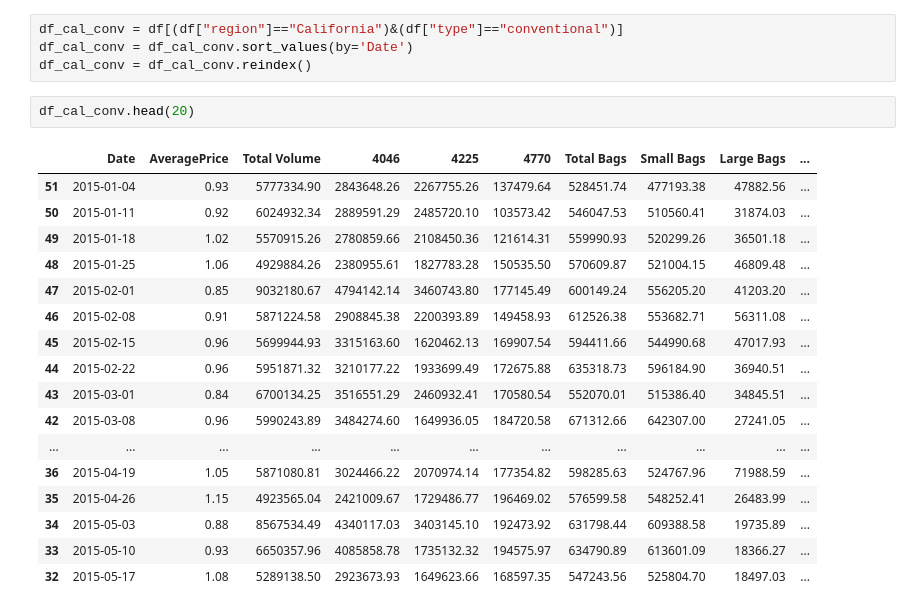
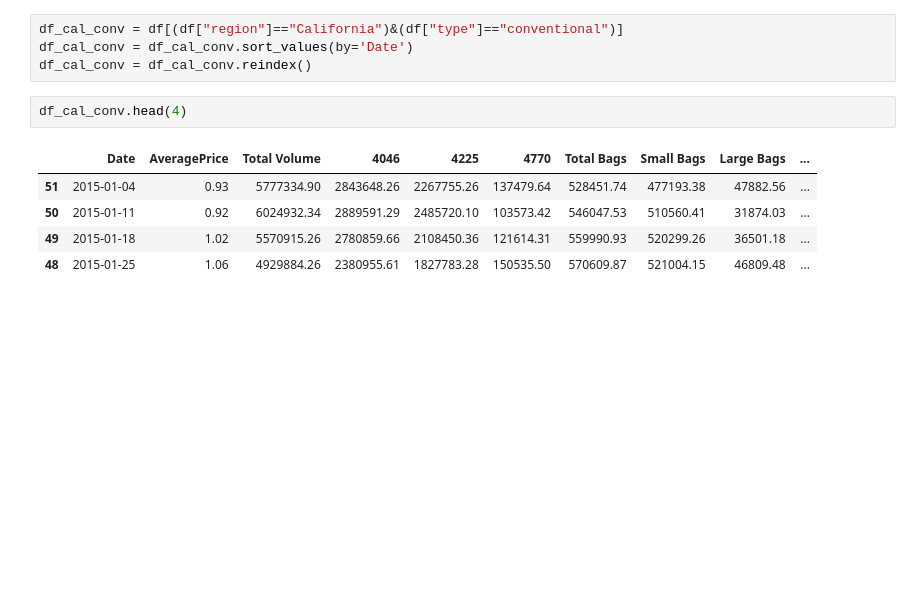
Before and after one commit to tsato-code/DataAnalysisProjects, a Jupyter notebook: notebook/Template_avocado.ipynb, the cells around one changed output. Drawn from its saved outputs; the diff is of its cells as text; blank space fills up the shorter version.

```diff
--- a/notebook/Template_avocado.ipynb
+++ b/notebook/Template_avocado.ipynb
@@ -89,25 +89,13 @@ df_cal_conv = df[(df["region"]=="California")&(df["type"]=="conventional")]
 df_cal_conv = df_cal_conv.sort_values(by='Date')
 df_cal_conv = df_cal_conv.reindex()
 # %%
-df_cal_conv.head(20)
+df_cal_conv.head(4)
 # %% [output]
 |  | Date | AveragePrice | Total Volume | 4046 | 4225 | 4770 | Total Bags | Small Bags | Large Bags | ... |
 | 51 | 2015-01-04 | 0.93 | 5777334.90 | 2843648.26 | 2267755.26 | 137479.64 | 528451.74 | 477193.38 | 47882.56 | ... |
 | 50 | 2015-01-11 | 0.92 | 6024932.34 | 2889591.29 | 2485720.10 | 103573.42 | 546047.53 | 510560.41 | 31874.03 | ... |
 | 49 | 2015-01-18 | 1.02 | 5570915.26 | 2780859.66 | 2108450.36 | 121614.31 | 559990.93 | 520299.26 | 36501.18 | ... |
 | 48 | 2015-01-25 | 1.06 | 4929884.26 | 2380955.61 | 1827783.28 | 150535.50 | 570609.87 | 521004.15 | 46809.48 | ... |
-| 47 | 2015-02-01 | 0.85 | 9032180.67 | 4794142.14 | 3460743.80 | 177145.49 | 600149.24 | 556205.20 | 41203.20 | ... |
-| 46 | 2015-02-08 | 0.91 | 5871224.58 | 2908845.38 | 2200393.89 | 149458.93 | 612526.38 | 553682.71 | 56311.08 | ... |
-| 45 | 2015-02-15 | 0.96 | 5699944.93 | 3315163.60 | 1620462.13 | 169907.54 | 594411.66 | 544990.68 | 47017.93 | ... |
-| 44 | 2015-02-22 | 0.96 | 5951871.32 | 3210177.22 | 1933699.49 | 172675.88 | 635318.73 | 596184.90 | 36940.51 | ... |
-| 43 | 2015-03-01 | 0.84 | 6700134.25 | 3516551.29 | 2460932.41 | 170580.54 | 552070.01 | 515386.40 | 34845.51 | ... |
-| 42 | 2015-03-08 | 0.96 | 5990243.89 | 3484274.60 | 1649936.05 | 184720.58 | 671312.66 | 642307.00 | 27241.05 | ... |
-| ... | ... | ... | ... | ... | ... | ... | ... | ... | ... | ... |
-| 36 | 2015-04-19 | 1.05 | 5871080.81 | 3024466.22 | 2070974.14 | 177354.82 | 598285.63 | 524767.96 | 71988.59 | ... |
-| 35 | 2015-04-26 | 1.15 | 4923565.04 | 2421009.67 | 1729486.77 | 196469.02 | 576599.58 | 548252.41 | 26483.99 | ... |
-| 34 | 2015-05-03 | 0.88 | 8567534.49 | 4340117.03 | 3403145.10 | 192473.92 | 631798.44 | 609388.58 | 19735.89 | ... |
-| 33 | 2015-05-10 | 0.93 | 6650357.96 | 4085858.78 | 1735132.32 | 194575.97 | 634790.89 | 613601.09 | 18366.27 | ... |
-| 32 | 2015-05-17 | 1.08 | 5289138.50 | 2923673.93 | 1649623.66 | 168597.35 | 547243.56 | 525804.70 | 18497.03 | ... |
 # %%
 df_cal_conv.plot(x="Date", y=["Total Volume","4046","4225","4770","Total Bags","Small Bags","Large Bags","XLarge Bags"], figsize=(16,4), alpha=.5)
 plt.show()
```
Also changed, not shown: parts of 3 cells of this notebook.
